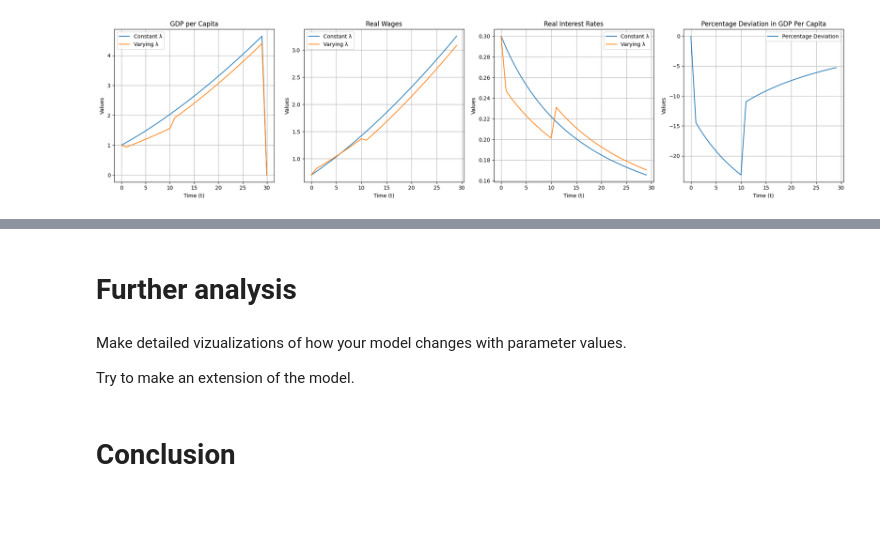
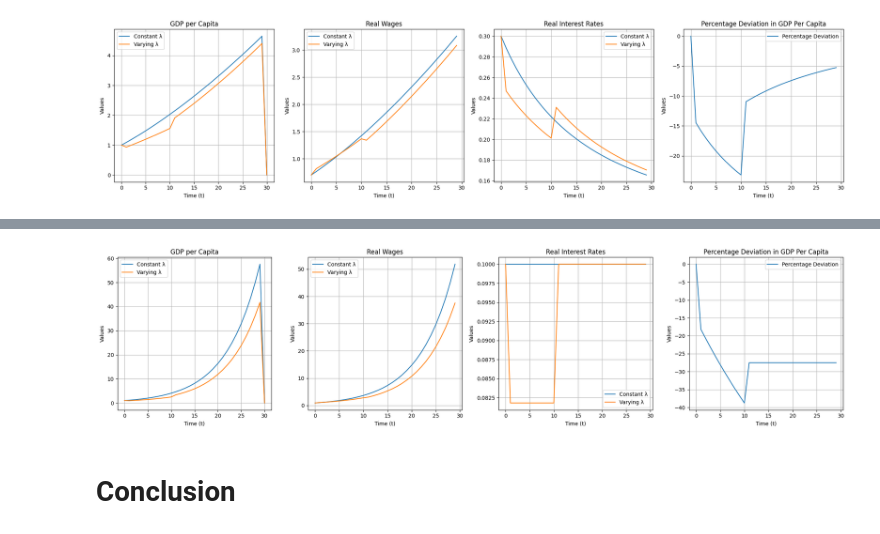
Before and after one commit to NumEconCopenhagen/projects-2024-tbm527, a Jupyter notebook: modelproject/modelproject.ipynb, the cells around one changed output, grey strips where cells are left out. Drawn from its saved outputs; the diff is of its cells as text; code cells hidden in the pictures; blank space fills up the shorter version.

```diff
--- a/modelproject/modelproject.ipynb
+++ b/modelproject/modelproject.ipynb
@@ -105,9 +106,19 @@ plot(gdp_constant_mod, gdp_varying_mod, wages_constant_mod, wages_varying_mod, i
-# %% [markdown]
-# Further analysis
-# %% [markdown]
-Make detailed vizualizations of how your model changes with parameter values.
-
-Try to make an extension of the model.
+# %%
+# Modify parameters for a specific scenario
+par.n = 0
+par.phi = 1
+
+# Run simulation with modified parameters
+gdp_constant_mod, wages_constant_mod, interest_constant_mod = economy_simulation(par, T)
+gdp_varying_mod, wages_varying_mod, interest_varying_mod = economy_simulation(par, T, lambda_changes)
+
+# Calculate percentage deviation with modified parameters
+percentage_deviation_mod = ((gdp_varying_mod - gdp_constant_mod) / gdp_constant_mod) * 100
+
+# Plotting results with the modified parameters
+plot(gdp_constant_mod, gdp_varying_mod, wages_constant_mod, wages_varying_mod, interest_constant_mod, interest_varying_mod, percentage_deviation_mod)
+# %% [output]
+[figure, added]
 # %% [markdown]
 # Conclusion
 # %% [markdown]
```
Also changed, not shown: parts of 6 cells of this notebook.
